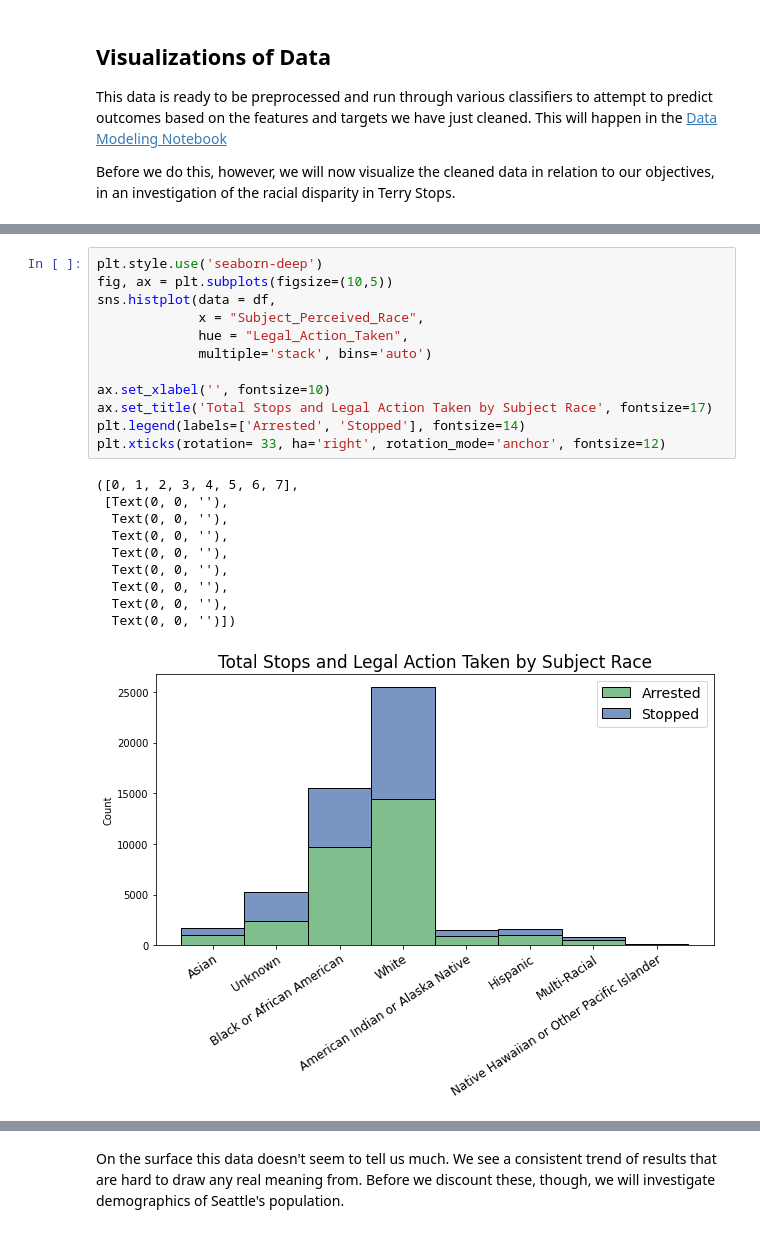
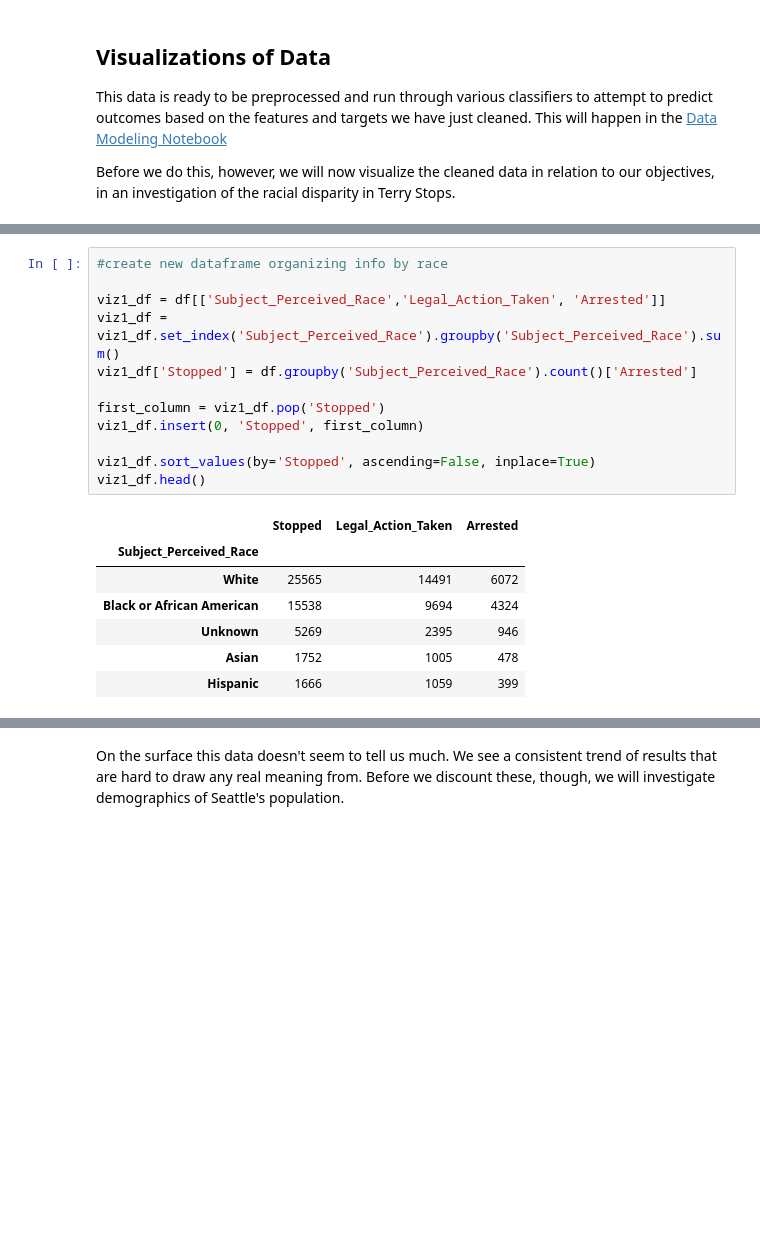
Before and after one commit to shadel96/Terry_Stops_Analysis, a Jupyter notebook: nb_1-terry_data_cleaning_analysis.ipynb, the cells around one changed output, grey strips where cells are left out. Drawn from its saved outputs; the diff is of its cells as text; blank space fills up the shorter version.

```diff
--- a/nb_1-terry_data_cleaning_analysis.ipynb
+++ b/nb_1-terry_data_cleaning_analysis.ipynb
@@ -486,23 +470,20 @@ plt.xticks(rotation= 33, ha='right', rotation_mode='anchor', fontsize=12)
-# %%
-plt.style.use('seaborn-deep')
-fig, ax = plt.subplots(figsize=(10,5))
-sns.histplot(data = df,
-             x = "Subject_Perceived_Race",
-             hue = "Legal_Action_Taken",
-             multiple='stack', bins='auto')
-
-ax.set_xlabel('', fontsize=10)
-ax.set_title('Total Stops and Legal Action Taken by Subject Race', fontsize=17)
-plt.legend(labels=['Arrested', 'Stopped'], fontsize=14)
-plt.xticks(rotation= 33, ha='right', rotation_mode='anchor', fontsize=12)
-# %% [output]
-([0, 1, 2, 3, 4, 5, 6, 7],
- [Text(0, 0, ''),
-  Text(0, 0, ''),
-  Text(0, 0, ''),
-  Text(0, 0, ''),
-  Text(0, 0, ''),
-  Text(0, 0, ''),
-  Text(0, 0, ''),
-  Text(0, 0, '')])
-[figure, removed]
+# %%
+#create new dataframe organizing info by race
+
+viz1_df = df[['Subject_Perceived_Race','Legal_Action_Taken', 'Arrested']]
+viz1_df = viz1_df.set_index('Subject_Perceived_Race').groupby('Subject_Perceived_Race').sum()
+viz1_df['Stopped'] = df.groupby('Subject_Perceived_Race').count()['Arrested']
+
+first_column = viz1_df.pop('Stopped')
+viz1_df.insert(0, 'Stopped', first_column)
+
+viz1_df.sort_values(by='Stopped', ascending=False, inplace=True)
+viz1_df.head()
+# %% [output]
+|  | Stopped | Legal_Action_Taken | Arrested |
+| Subject_Perceived_Race |  |  |  |
+| White | 25565 | 14491 | 6072 |
+| Black or African American | 15538 | 9694 | 4324 |
+| Unknown | 5269 | 2395 | 946 |
+| Asian | 1752 | 1005 | 478 |
+| Hispanic | 1666 | 1059 | 399 |
```
Also changed, not shown: parts of 18 cells of this notebook, 2 other files.
